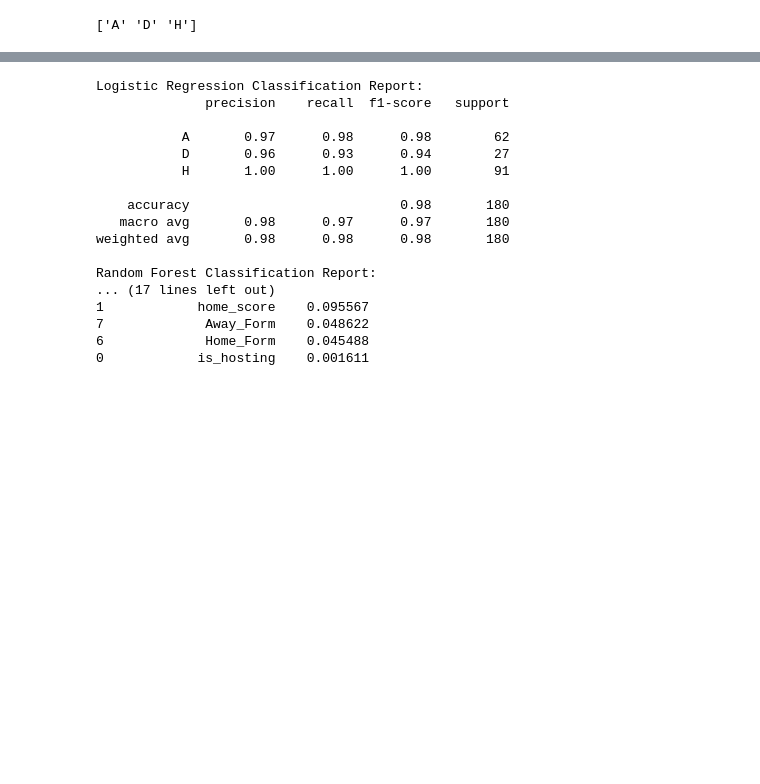
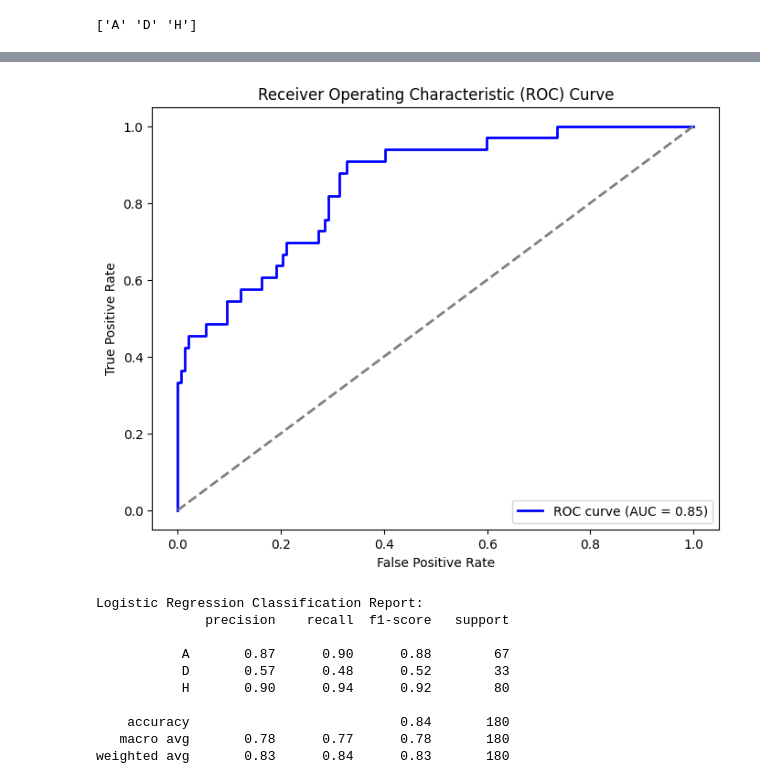
Before and after one commit to munirgulam/ml-project, a Jupyter notebook: ml-project.ipynb, the cells around one changed output, grey strips where cells are left out. Saved outputs shown, nothing was run; the diff lists cells and outputs as text; code cells hidden in the pictures; blank space fills up the shorter version.

```diff
--- a/ml-project.ipynb
+++ b/ml-project.ipynb
@@ -470,17 +443,19 @@ Away_Weighted_Streak              -0.590100           -0.590100   -0.633328
 [figure]
 # %%
 from sklearn.feature_selection import SelectKBest, f_classif
+from sklearn.preprocessing import LabelEncoder
 
 # Assume the dataset is loaded in `data` DataFrame
-numeric_features = ['home_score', 'away_score', 'match_score', 'Home_Streak', 'Away_Streak']
+numeric_features = ['home_score', 'away_score', 'match_score', 'Home_Streak', 'Away_Streak','Home_Form', 'Away_Form']
 X = data[numeric_features]
-y = data['score_diff']  # Numeric target variable
+target_column = 'outcome'
+label_encoder = LabelEncoder()
+data['outcome_encoded'] = label_encoder.fit_transform(data[target_column])
+y = data['outcome_encoded']  # Encoded target variable
 
-# Apply ANOVA test
 anova_selector = SelectKBest(score_func=f_classif, k='all')
 anova_selector.fit(X, y)
 
-# Get the scores
 anova_scores = pd.DataFrame({
     'Feature': numeric_features,
     'ANOVA F-Score': anova_selector.scores_
@@ -724,68 +798,67 @@ from sklearn.preprocessing import StandardScaler, MinMaxScaler, LabelEncoder
 from sklearn.ensemble import RandomForestClassifier
 from sklearn.linear_model import LogisticRegression
 from sklearn.metrics import classification_report, confusion_matrix, accuracy_score
+import matplotlib.pyplot as plt
+from sklearn.metrics import roc_curve, auc
 
-# Load dataset (assuming 'data' is the DataFrame)
 # Create 'is_hosting' feature
 data['is_hosting'] = (data['home_team'] == data['country']).astype(int)
 
-# Encode target variable (categorical -> numeric)
+
 label_encoder = LabelEncoder()
 data['outcome_encoded'] = label_encoder.fit_transform(data['outcome'])
 
 # Selected Features and Target Variable
-features = ['is_hosting', 'home_score', 'away_score', 'score_diff',
+features = ['is_hosting',
             'Home_Weighted_Streak', 'Away_Weighted_Streak', 'Home_Form', 'Away_Form']
 X = data[features]
 y = data['outcome_encoded']
 
 # Train-Test Split
-X_train, X_test, y_train, y_test = train_test_split(X, y, test_size=0.2, random_state=42)
+X_train, X_test, y_train, y_test = train_test_split(X, y, test_size=0.2, random_state=None)
 
 # Feature Scaling
 scaler = StandardScaler()  # You can also use MinMaxScaler() for normalization
 X_train_scaled = scaler.fit_transform(X_train)
 X_test_scaled = scaler.transform(X_test)
 
 # Model Training
 # Logistic Regression
 lr_model = LogisticRegression(random_state=42, multi_class='multinomial', max_iter=500)
 lr_model.fit(X_train_scaled, y_train)
 
-# Random Forest (Does not require feature scaling)
-rf_model = RandomForestClassifier(random_state=42, n_estimators=100)
-rf_model.fit(X_train, y_train)
 
 # Predictions
 lr_predictions = lr_model.predict(X_test_scaled)
-rf_predictions = rf_model.predict(X_test)
 
+# Get predicted probabilities for the positive class (assuming multi-class classification)
+lr_probabilities = lr_model.predict_proba(X_test_scaled)
+
+# Compute ROC curve and AUC for each class
+fpr, tpr, thresholds = roc_curve(y_test, lr_probabilities[:, 1], pos_label=1)
+roc_auc = auc(fpr, tpr)
+
+# Plot ROC curve
+plt.figure(figsize=(8, 6))
+plt.plot(fpr, tpr, color='blue', lw=2, label=f'ROC curve (AUC = {roc_auc:.2f})')
+plt.plot([0, 1], [0, 1], color='gray', lw=2, linestyle='--')
+plt.xlabel('False Positive Rate')
+plt.ylabel('True Positive Rate')
+plt.title('Receiver Operating Characteristic (ROC) Curve')
+plt.legend(loc='lower right')
+plt.show()
 # Evaluation
 print("Logistic Regression Classification Report:")
 print(classification_report(y_test, lr_predictions, target_names=label_encoder.classes_))
-
-print("Random Forest Classification Report:")
-print(classification_report(y_test, rf_predictions, target_names=label_encoder.classes_))
-
-# Feature Importance for Random Forest
-importances = rf_model.feature_importances_
-importance_df = pd.DataFrame({'Feature': features, 'Importance': importances}).sort_values(by='Importance', ascending=False)
-print("\nRandom Forest Feature Importances:\n", importance_df)
 # %% [output]
+[figure, added]
 Logistic Regression Classification Report:
               precision    recall  f1-score   support
 
-           A       0.97      0.98      0.98        62
-           D       0.96      0.93      0.94        27
-           H       1.00      1.00      1.00        91
+           A       0.87      0.90      0.88        67
+           D       0.57      0.48      0.52        33
+           H       0.90      0.94      0.92        80
 
-    accuracy                           0.98       180
-   macro avg       0.98      0.97      0.97       180
-weighted avg       0.98      0.98      0.98       180
-
-Random Forest Classification Report:
-... (17 lines left out)
-1            home_score    0.095567
-7             Away_Form    0.048622
-6             Home_Form    0.045488
-0            is_hosting    0.001611
+    accuracy                           0.84       180
+   macro avg       0.78      0.77      0.78       180
+weighted avg       0.83      0.84      0.83       180
```
Also changed, not shown: parts of 45 cells of this notebook.
